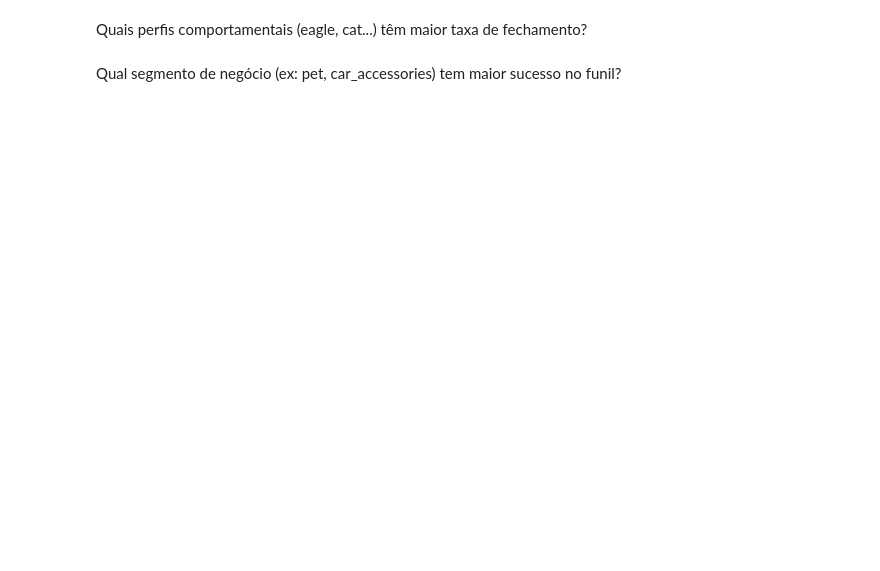
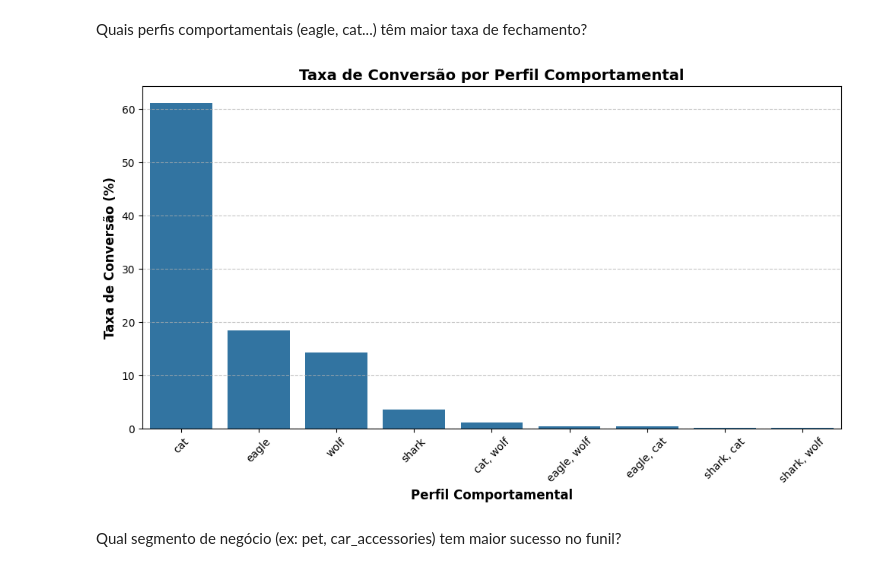
Before and after one commit to JLG-Data-Analytics/projeto_aplicado_1, a Jupyter notebook: script/eda.ipynb, the cells around one changed output. Drawn from its saved outputs; the diff is of its cells as text; code cells hidden in the pictures; blank space fills up the shorter version.

```diff
--- a/script/eda.ipynb
+++ b/script/eda.ipynb
@@ -11,4 +123,33 @@ Qual o tempo médio entre o primeiro contato e o fechamento de negócio?
 # %% [markdown]
 Quais perfis comportamentais (eagle, cat...) têm maior taxa de fechamento?
+# %%
+df_merged = pd.merge(
+    df_leads_qualificados,
+    df_negocio_fechado[['mql_id', 'lead_behaviour_profile']],
+    on='mql_id',
+    how='inner'
+)
+conversion_rate = (
+    df_merged['lead_behaviour_profile']
+    .value_counts(normalize=True)
+    .mul(100)
+    .rename('conversion_rate')
+    .reset_index()
+    .rename(columns={'index': 'lead_behaviour_profile'})
+)
+
+#imagem
+plt.figure(figsize=(10, 6))
+sns.barplot(data=conversion_rate,x='lead_behaviour_profile',y='conversion_rate',color='#1f77b4',order=conversion_rate.sort_values('conversion_rate', ascending=False)['lead_behaviour_profile'])
+plt.title('Taxa de Conversão por Perfil Comportamental', fontsize=14, fontweight='bold')
+plt.xlabel('Perfil Comportamental', fontsize=12, fontweight='bold')
+plt.ylabel('Taxa de Conversão (%)', fontsize=12, fontweight='bold')
+plt.xticks(rotation=45, fontsize=10)
+plt.yticks(fontsize=10)
+plt.grid(axis='y', linestyle='--', alpha=0.7)
+plt.tight_layout()
+plt.show()
+# %% [output]
+[figure, added]
 # %% [markdown]
 Qual segmento de negócio (ex: pet, car_accessories) tem maior sucesso no funil?
```
Also changed, not shown: parts of 31 cells of this notebook.
